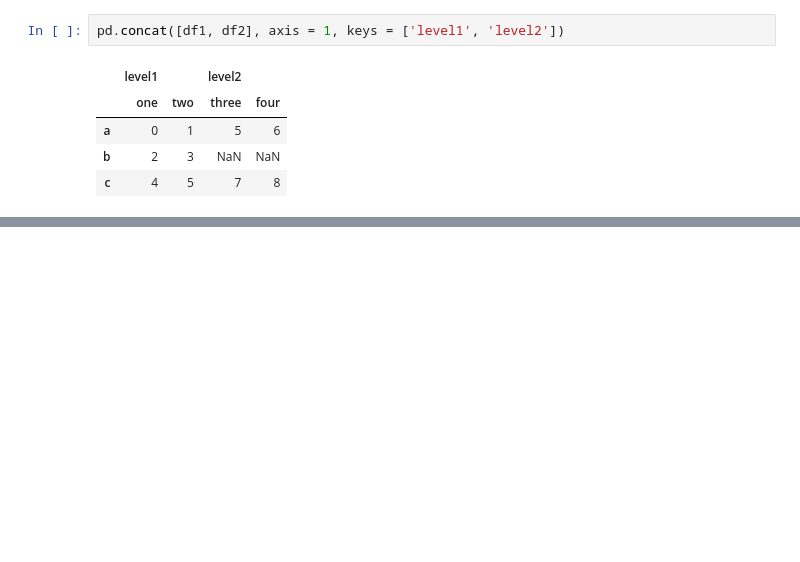
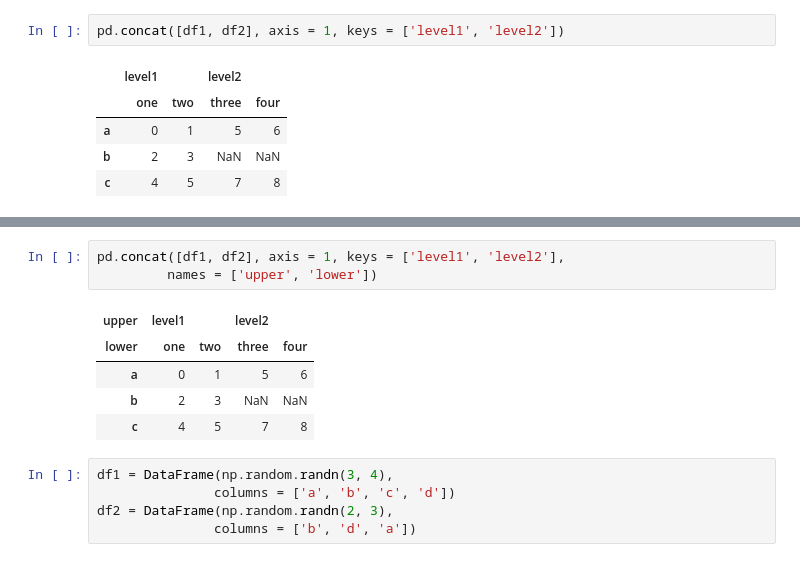
Before and after one commit to t-redactyl/Python-for-data-analysis, a Jupyter notebook: pfda_chapter_7.ipynb, the cells around one changed output, grey strips where cells are left out. Saved outputs shown, nothing was run; the diff lists cells and outputs as text; blank space fills up the shorter version.

```diff
--- a/pfda_chapter_7.ipynb
+++ b/pfda_chapter_7.ipynb
@@ -402,0 +411,14 @@ pd.concat([df1, df2], axis = 1, keys = ['level1', 'level2'])
+# %%
+pd.concat([df1, df2], axis = 1, keys = ['level1', 'level2'],
+         names = ['upper', 'lower'])
+# %% [output]
+| upper | level1 |  | level2 |  |
+| lower | one | two | three | four |
+| a | 0 | 1 | 5 | 6 |
+| b | 2 | 3 | NaN | NaN |
+| c | 4 | 5 | 7 | 8 |
+# %%
+df1 = DataFrame(np.random.randn(3, 4),
+               columns = ['a', 'b', 'c', 'd'])
+df2 = DataFrame(np.random.randn(2, 3),
+               columns = ['b', 'd', 'a'])
```
Also changed, not shown: parts of 8 cells of this notebook.
